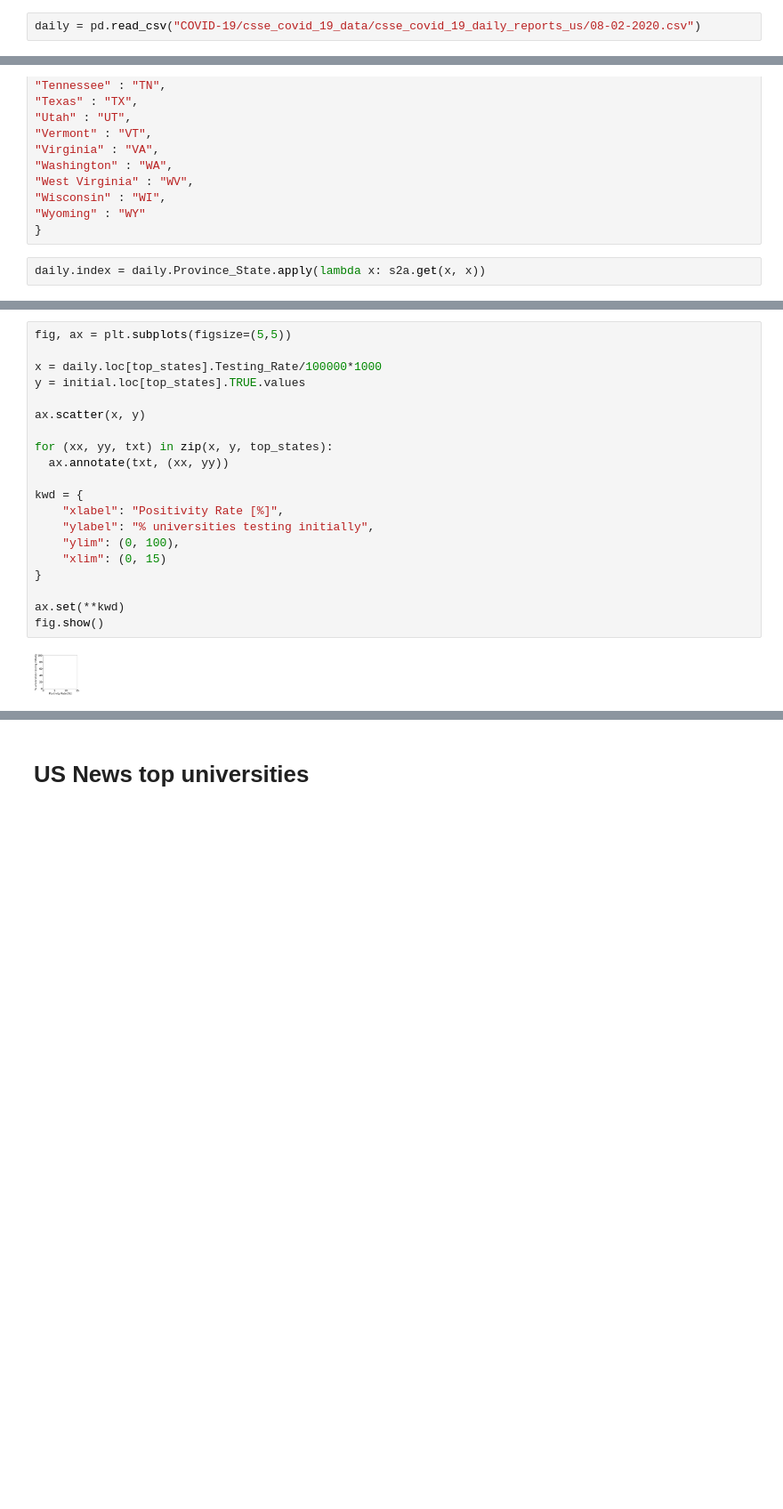
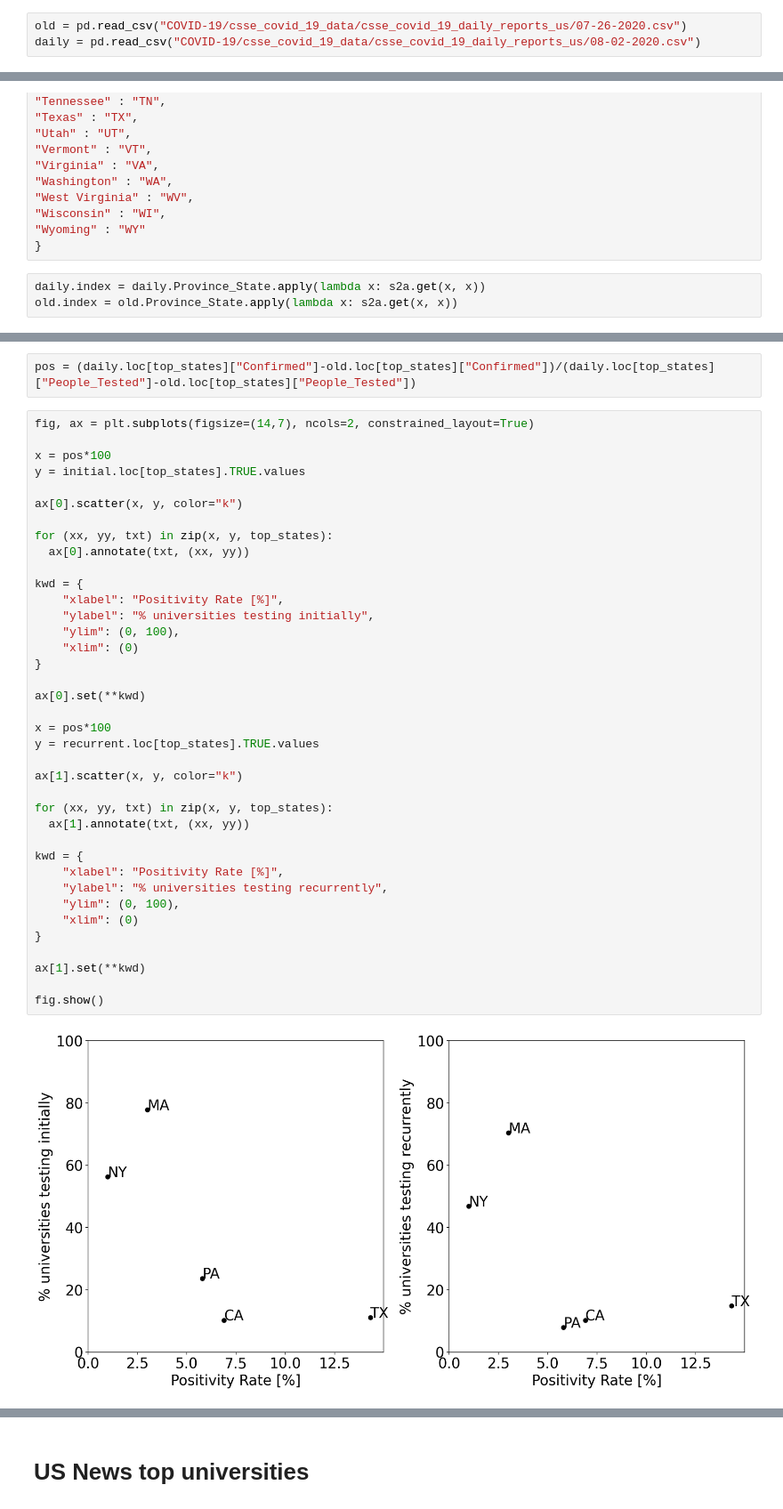
Before and after one commit to pachterlab/BTRBP_2020, a Jupyter notebook: notebooks/basic_stats.ipynb, the cells around one changed output, grey strips where cells are left out. Shown at 89% size. Drawn from its saved outputs; the diff is of its cells as text; blank space fills up the shorter version.

Commit message:
fixed positivity rate

```diff
--- a/notebooks/basic_stats.ipynb
+++ b/notebooks/basic_stats.ipynb
@@ -294,4 +274,5 @@ Checking out files: 100% (536/536), done.
 # %%
+old = pd.read_csv("COVID-19/csse_covid_19_data/csse_covid_19_daily_reports_us/07-26-2020.csv")
 daily = pd.read_csv("COVID-19/csse_covid_19_data/csse_covid_19_daily_reports_us/08-02-2020.csv")
 # %%
 s2a = {
@@ -348,3 +329,4 @@ s2a = {
 }
 # %%
 daily.index = daily.Province_State.apply(lambda x: s2a.get(x, x))
+old.index = old.Province_State.apply(lambda x: s2a.get(x, x))
@@ -361,22 +333,42 @@ daily.loc[top_states]
+# %%
+pos = (daily.loc[top_states]["Confirmed"]-old.loc[top_states]["Confirmed"])/(daily.loc[top_states]["People_Tested"]-old.loc[top_states]["People_Tested"])
 # %%
-fig, ax = plt.subplots(figsize=(5,5))
+fig, ax = plt.subplots(figsize=(14,7), ncols=2, constrained_layout=True)
 
-x = daily.loc[top_states].Testing_Rate/100000*1000
+x = pos*100
 y = initial.loc[top_states].TRUE.values
 
-ax.scatter(x, y)
+ax[0].scatter(x, y, color="k")
 
 for (xx, yy, txt) in zip(x, y, top_states):
-  ax.annotate(txt, (xx, yy))
+  ax[0].annotate(txt, (xx, yy))
 
 kwd = {
     "xlabel": "Positivity Rate [%]",
     "ylabel": "% universities testing initially",
     "ylim": (0, 100),
-    "xlim": (0, 15)
+    "xlim": (0)
 }
 
-ax.set(**kwd)
+ax[0].set(**kwd)
+
+x = pos*100
+y = recurrent.loc[top_states].TRUE.values
+
+ax[1].scatter(x, y, color="k")
+
+for (xx, yy, txt) in zip(x, y, top_states):
+  ax[1].annotate(txt, (xx, yy))
+
+kwd = {
+    "xlabel": "Positivity Rate [%]",
+    "ylabel": "% universities testing recurrently",
+    "ylim": (0, 100),
+    "xlim": (0)
+}
+
+ax[1].set(**kwd)
+
 fig.show()
 # %% [output]
-[figure, old version]
+[figure, new version]
```
Also changed, not shown: parts of 24 cells of this notebook.
